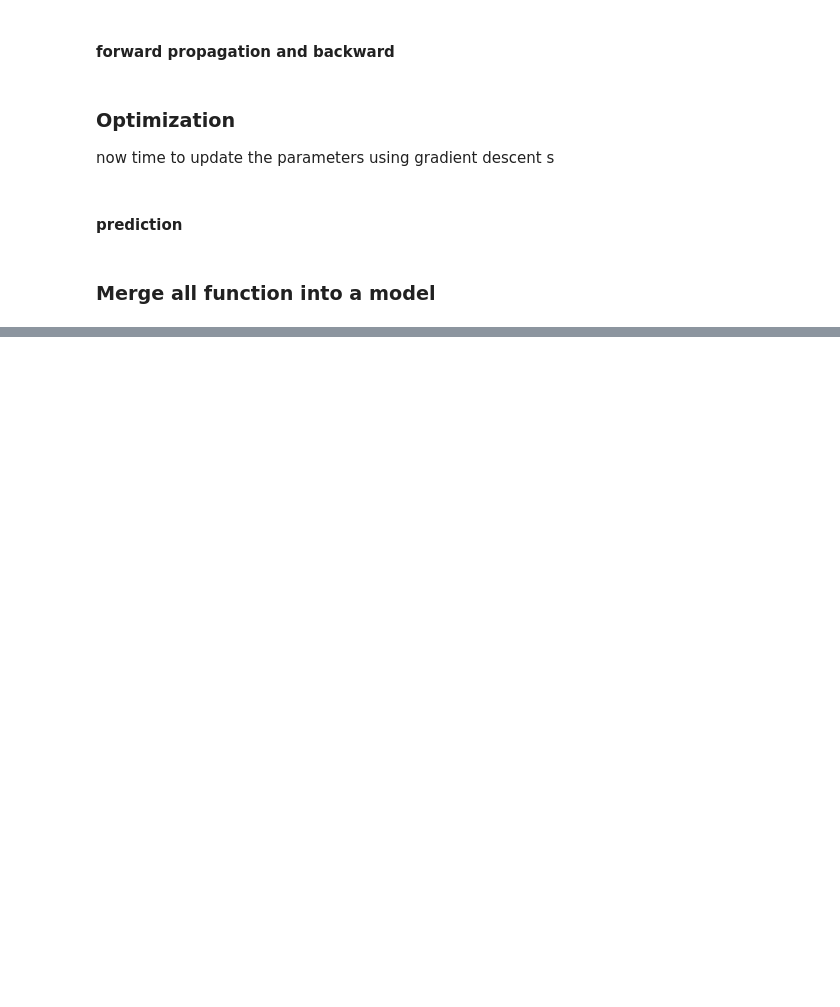
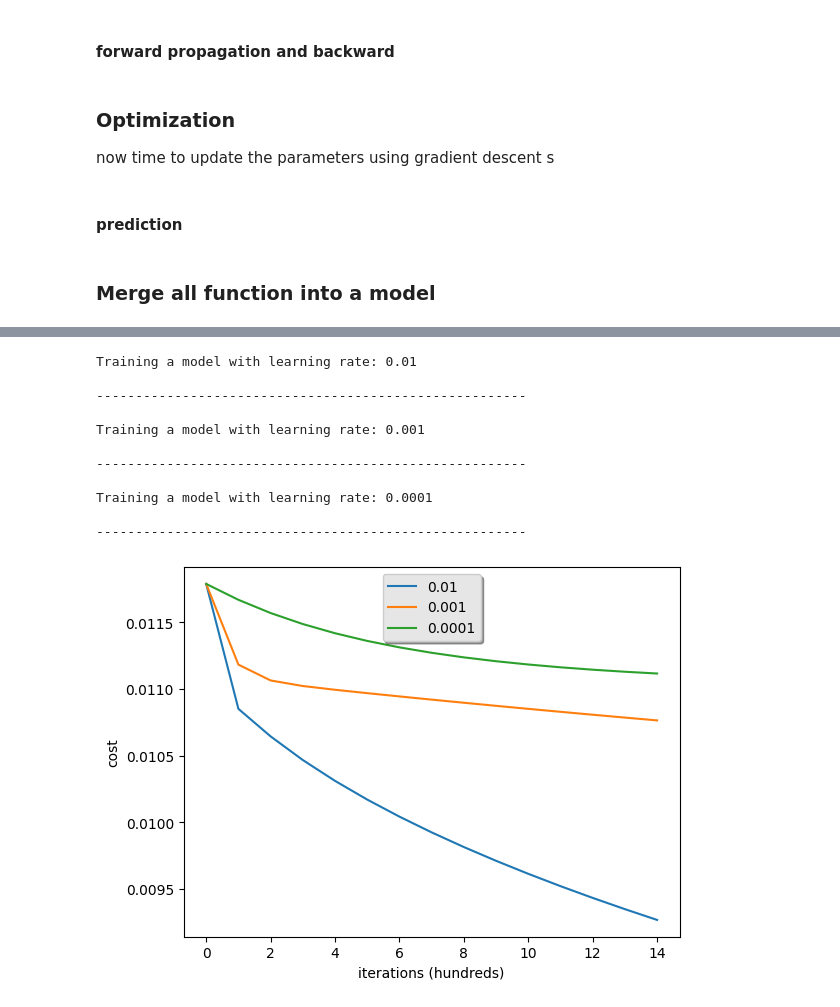
Before and after one commit to Sakshamroy/neural_network, a Jupyter notebook: deep1.ipynb, the cells around one changed output, grey strips where cells are left out. Drawn from its saved outputs; the diff is of its cells as text; code cells hidden in the pictures; blank space fills up the shorter version.

```diff
--- a/deep1.ipynb
+++ b/deep1.ipynb
@@ -231,0 +304,32 @@ def model (X_train, Y_train, X_test, Y_test, num_iteration = 2000, learning_rate
+# %%
+learning_rates = [0.01, 0.001, 0.0001]
+models = {}
+
+for lr in learning_rates:
+    print ("Training a model with learning rate: " + str(lr))
+    models[str(lr)] = model(train_set_x, train_set_y, test_set_x, test_set_y, num_iteration=1500, learning_rate=lr, print_cost=False)
+    print ('\n' + "-------------------------------------------------------" + '\n')
+
+for lr in learning_rates:
+    plt.plot(np.squeeze(models[str(lr)]["costs"]), label=str(models[str(lr)]["learning_rate"]))
+
+plt.ylabel('cost')
+plt.xlabel('iterations (hundreds)')
+
+legend = plt.legend(loc='upper center', shadow=True)
+frame = legend.get_frame()
+frame.set_facecolor('0.90')
+plt.show()
+# %% [output]
+Training a model with learning rate: 0.01
+
+-------------------------------------------------------
+
+Training a model with learning rate: 0.001
+
+-------------------------------------------------------
+
+Training a model with learning rate: 0.0001
+
+-------------------------------------------------------
+[figure, added]
```
Also changed, not shown: parts of 7 cells of this notebook.
